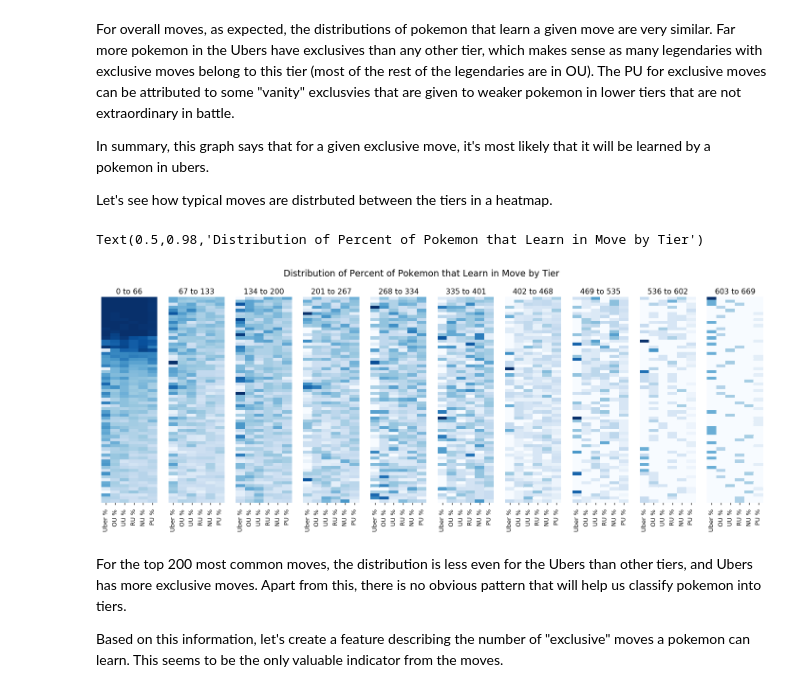
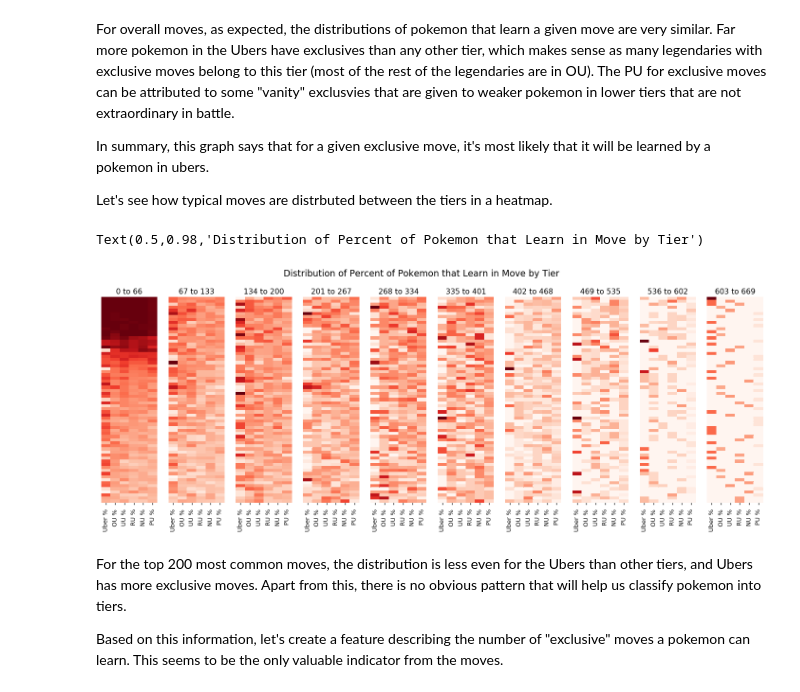
Before and after one commit to n2cholas/pokemon-analysis, a Jupyter notebook: Pokemon-Analysis.ipynb, the cells around one changed output. Cells and saved outputs as stored; diff of their text form; code cells hidden in the pictures.

```diff
--- a/Pokemon-Analysis.ipynb
+++ b/Pokemon-Analysis.ipynb
@@ -119,7 +119,7 @@ df['stage'] = df.apply(lambda x: stage_in_evo(x.name), axis=1)
 # %%
 df['num_evos'] = df.apply(lambda x: num_evos(x.name), axis=1)
 # %%
-df['evo progress'] = df['stage']/df['num_evos']
+df['evo_progress'] = df['stage']/df['num_evos']
 # %%
 df[(df.index == 'Landorus-Therian') |
    (df.index == 'Landorus') |
@@ -144,10 +144,10 @@ df[(df.index == 'Landorus-Therian') |
 Alternate forms, unlike evolutions, are commonly attained using items or other means. They are typically equally or more powerful than their base-counterparts. Let's create two indicator features: one for if a pokemon is a mega-evolution, and another for if a pokemon is an alternate form. Although alolan forms are technically alternate forms, they are technically the different pokemon with similar stats and movepools. For the purpose of this analysis, alolan forms will be considered seperate pokemon.
 # %%
 df['mega'] = df.apply(lambda x: 1 if '-Mega' in x.name else 0, axis=1)
-df['alternate form'] = df.apply(lambda x: 1 if ('-' in x.name and
+df['alt_form'] = df.apply(lambda x: 1 if ('-' in x.name and
                                                 x.mega == 0 and
                                                 '-Alola' not in x.name and
-                                                n.split('-')[0] in df.index)
+                                                x.name.split('-')[0] in df.index)
                                             else 0,
                                             axis = 1)
 df[(df.index == 'Landorus-Therian') |
@@ -494,24 +494,24 @@ Let's see how typical moves are distrbuted between the tiers in a heatmap.
 # %%
 num_plots = 10
 fig, ax = plt.subplots(1,num_plots, figsize=(25,8))
 
 heatmap_df = mdf.sort_values('count', ascending=False)[[t + ' %' for t in tiers]]
 num_elem = len(heatmap_df)
 split_heat_df = []
 
 for i in range(0, num_elem, int(num_elem/num_plots)):
     split_heat_df.append(heatmap_df.iloc[i:i+int(num_elem/num_plots)])
 
 for hdf, axis, i in zip(split_heat_df, ax, range(0, num_elem, int(num_elem/num_plots))):
     sns.heatmap(data=heatmap_df.iloc[i:i+int(num_elem/num_plots)],
-                annot=False, cmap='Blues', ax = axis, cbar=False)
+                annot=False, cmap='Reds', ax = axis, cbar=False)
     axis.get_yaxis().set_visible(False)
     axis.set(title="{} to {}".format(i, i+int(num_elem/num_plots)-1))
 
 fig.suptitle('Distribution of Percent of Pokemon that Learn in Move by Tier')
 # %% [output]
 Text(0.5,0.98,'Distribution of Percent of Pokemon that Learn in Move by Tier')
-[figure, old version]
+[figure, new version]
 # %% [markdown]
 For the top 200 most common moves, the distribution is less even for the Ubers than other tiers, and Ubers has more exclusive moves. Apart from this, there is no obvious pattern that will help us classify pokemon into tiers.
 
```
Also changed, not shown: parts of 12 cells of this notebook.
